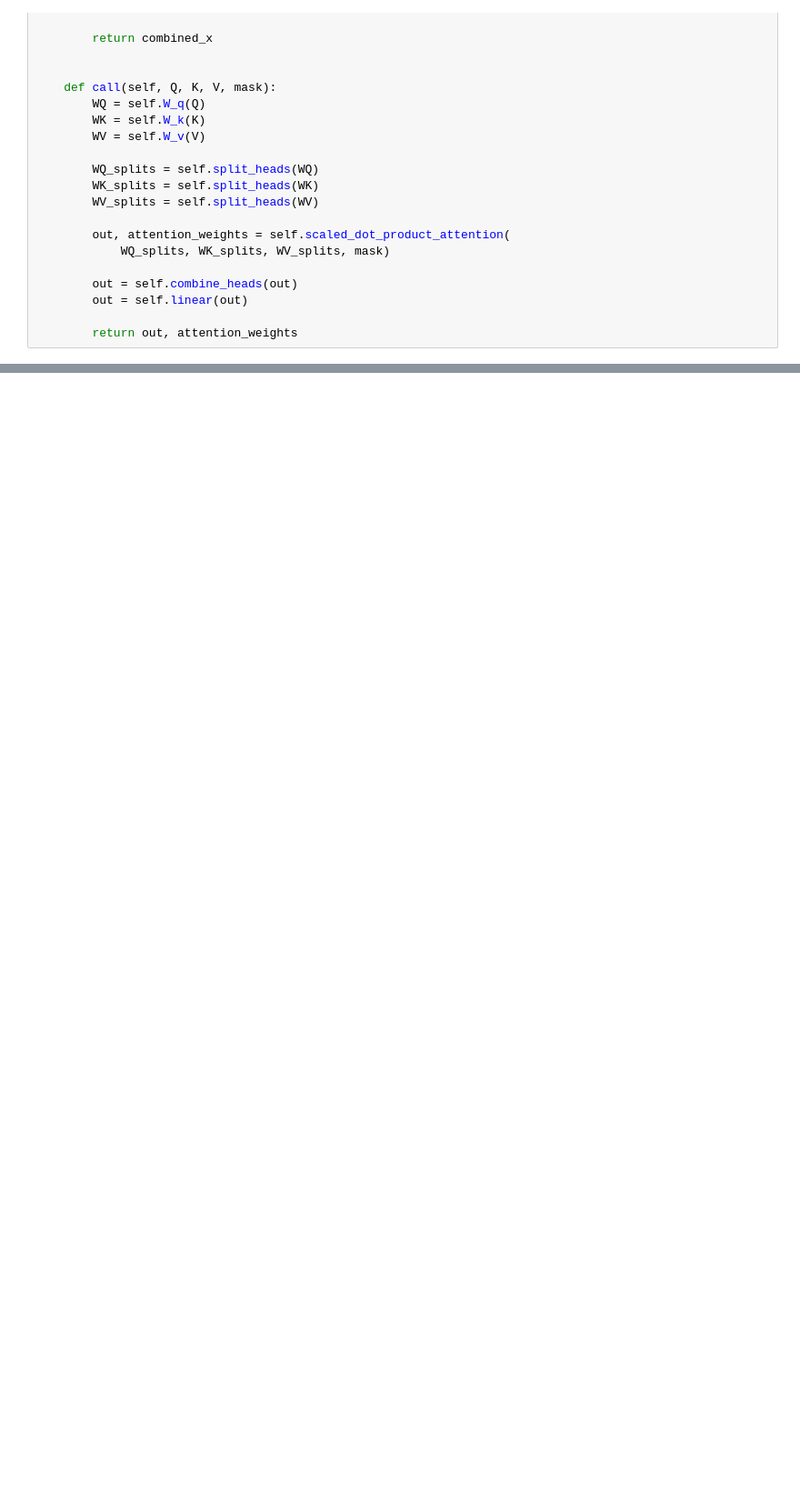
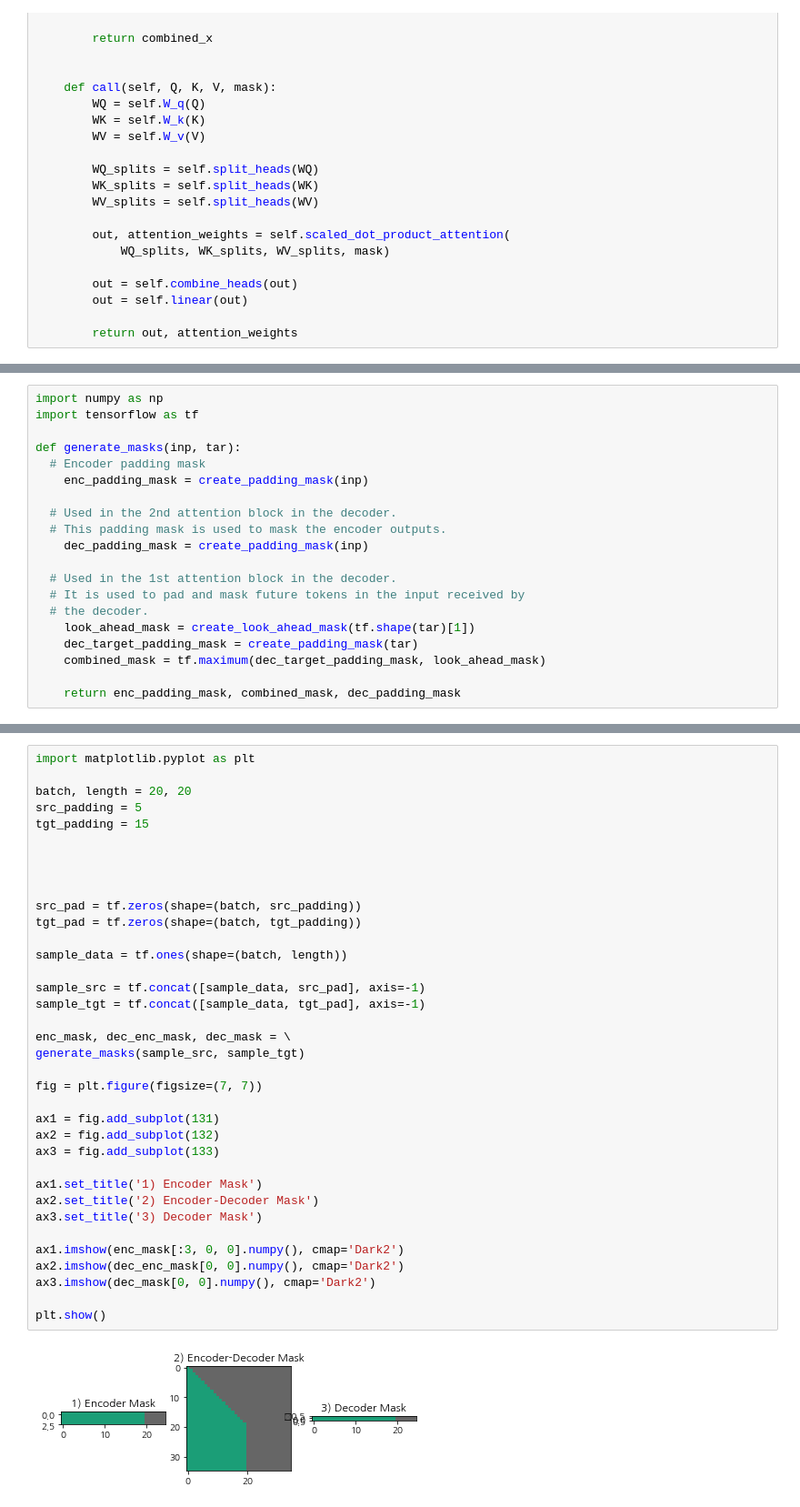
Before and after one commit to SIMYJ/NLP_Projects, a Jupyter notebook: [GD_NLP_12]transformer_chatbot.ipynb, the cells around one changed output, grey strips where cells are left out. Shown: that part at 91% size. Saved outputs shown, nothing was run; the diff lists cells and outputs as text; blank space fills up the shorter version.

```diff
--- a/[GD_NLP_12]transformer_chatbot.ipynb
+++ b/[GD_NLP_12]transformer_chatbot.ipynb
@@ -2773,0 +651,20 @@ Total Score: 0.017787527361878653
+# %%
+import numpy as np
+import tensorflow as tf
+
+def generate_masks(inp, tar):
+  # Encoder padding mask
+    enc_padding_mask = create_padding_mask(inp)
+
+  # Used in the 2nd attention block in the decoder.
+  # This padding mask is used to mask the encoder outputs.
+    dec_padding_mask = create_padding_mask(inp)
+
+  # Used in the 1st attention block in the decoder.
+  # It is used to pad and mask future tokens in the input received by
+  # the decoder.
+    look_ahead_mask = create_look_ahead_mask(tf.shape(tar)[1])
+    dec_target_padding_mask = create_padding_mask(tar)
+    combined_mask = tf.maximum(dec_target_padding_mask, look_ahead_mask)
+
+    return enc_padding_mask, combined_mask, dec_padding_mask
@@ -2773,0 +683,38 @@ Total Score: 0.017787527361878653
+# %%
+import matplotlib.pyplot as plt
+
+batch, length = 20, 20
+src_padding = 5
+tgt_padding = 15
+
+
+
+
+src_pad = tf.zeros(shape=(batch, src_padding))
+tgt_pad = tf.zeros(shape=(batch, tgt_padding))
+
+sample_data = tf.ones(shape=(batch, length))
+
+sample_src = tf.concat([sample_data, src_pad], axis=-1)
+sample_tgt = tf.concat([sample_data, tgt_pad], axis=-1)
+
+enc_mask, dec_enc_mask, dec_mask = \
+generate_masks(sample_src, sample_tgt)
+
+fig = plt.figure(figsize=(7, 7))
+
+ax1 = fig.add_subplot(131)
+ax2 = fig.add_subplot(132)
+ax3 = fig.add_subplot(133)
+
+ax1.set_title('1) Encoder Mask')
+ax2.set_title('2) Encoder-Decoder Mask')
+ax3.set_title('3) Decoder Mask')
+
+ax1.imshow(enc_mask[:3, 0, 0].numpy(), cmap='Dark2')
+ax2.imshow(dec_enc_mask[0, 0].numpy(), cmap='Dark2')
+ax3.imshow(dec_mask[0, 0].numpy(), cmap='Dark2')
+
+plt.show()
+# %% [output]
+[figure, added]
```
Also changed, not shown: parts of 279 cells of this notebook.
